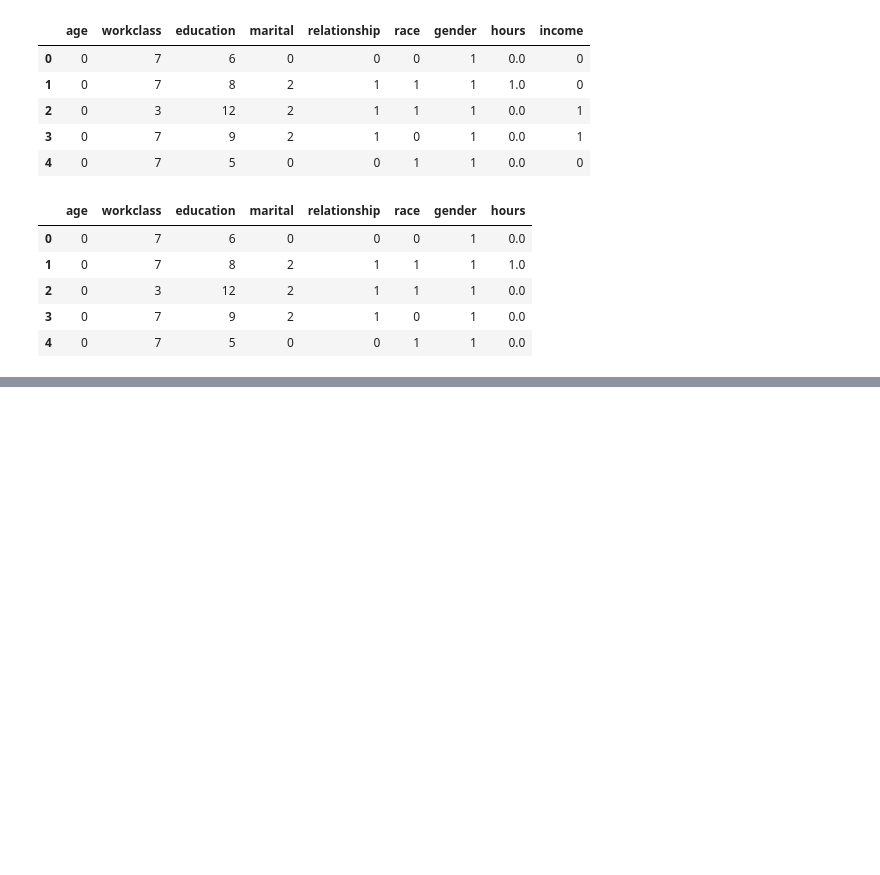
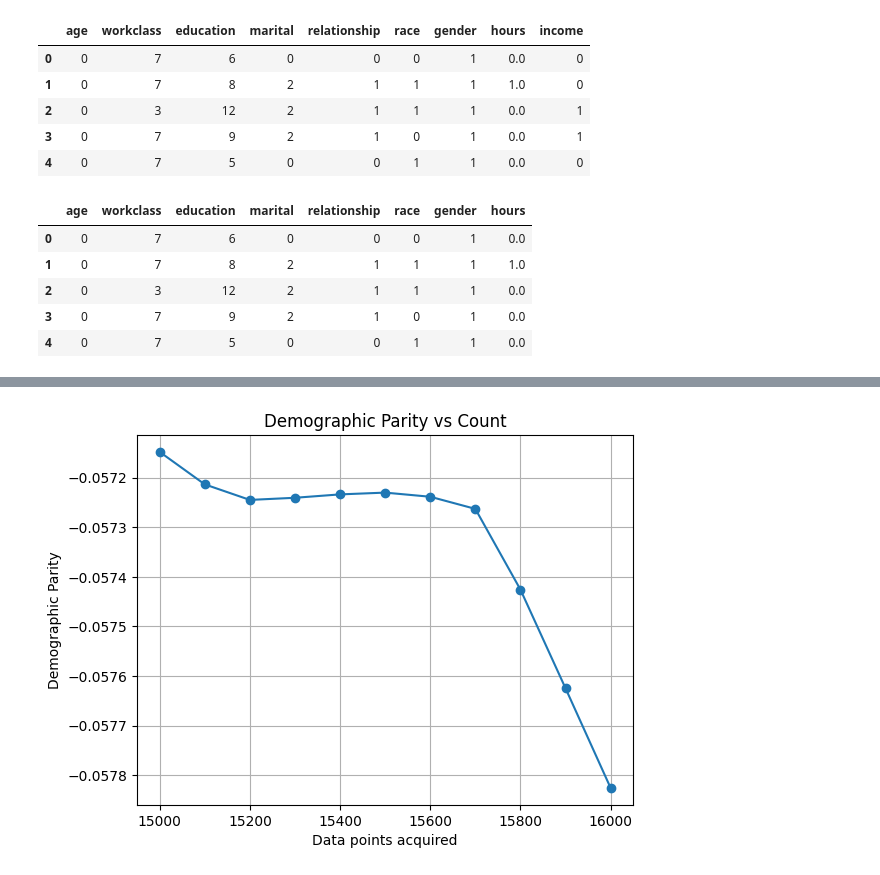
Before and after one commit to ekta0596/DataAcquisition-valuation, a Jupyter notebook: AdultDatasetInfluence.ipynb, the cells around one changed output, grey strips where cells are left out. Drawn from its saved outputs; the diff is of its cells as text; code cells hidden in the pictures; blank space fills up the shorter version.

```diff
--- a/AdultDatasetInfluence.ipynb
+++ b/AdultDatasetInfluence.ipynb
@@ -192,0 +255,22 @@ print(dp_ori)
+# %%
+counts_to_check = [15000, 15100, 15200, 15300, 15400, 15500, 15600, 15700, 15800, 15900, 16000]
+
+x_train_a = np.copy(X_train)
+y_train_a = np.copy(y_train)
+
+current_count = 0
+dp = {}
+
+# dp[0] = dp_ori
+
+for index, res in sorted_result.items():
+    # print(index)
+    x_train_a = np.append(x_train_a, [X_train[index]], axis=0)
+    y_train_a = np.append(y_train_a, [y_train[index]])
+    current_count += 1
+    if current_count in counts_to_check:
+        dp[current_count] = demographic_parity(x_train_a, y_train_a, X_test)
+        print(f"Demographic Parity for first {current_count} data points: {dp}")
+
+    if current_count == max(counts_to_check):
+        break
@@ -192,0 +289,15 @@ print(dp_ori)
+# %%
+import matplotlib.pyplot as plt
+
+counts = list(dp.keys())
+dp_values = list(dp.values())
+
+# Plotting the dp values against the counts
+plt.plot(counts, dp_values, marker='o')
+plt.title('Demographic Parity vs Count')
+plt.xlabel('Data points acquired')
+plt.ylabel('Demographic Parity')
+plt.grid(True)
+plt.show()
+# %% [output]
+[figure, added]
```
Also changed, not shown: parts of 19 cells of this notebook.
